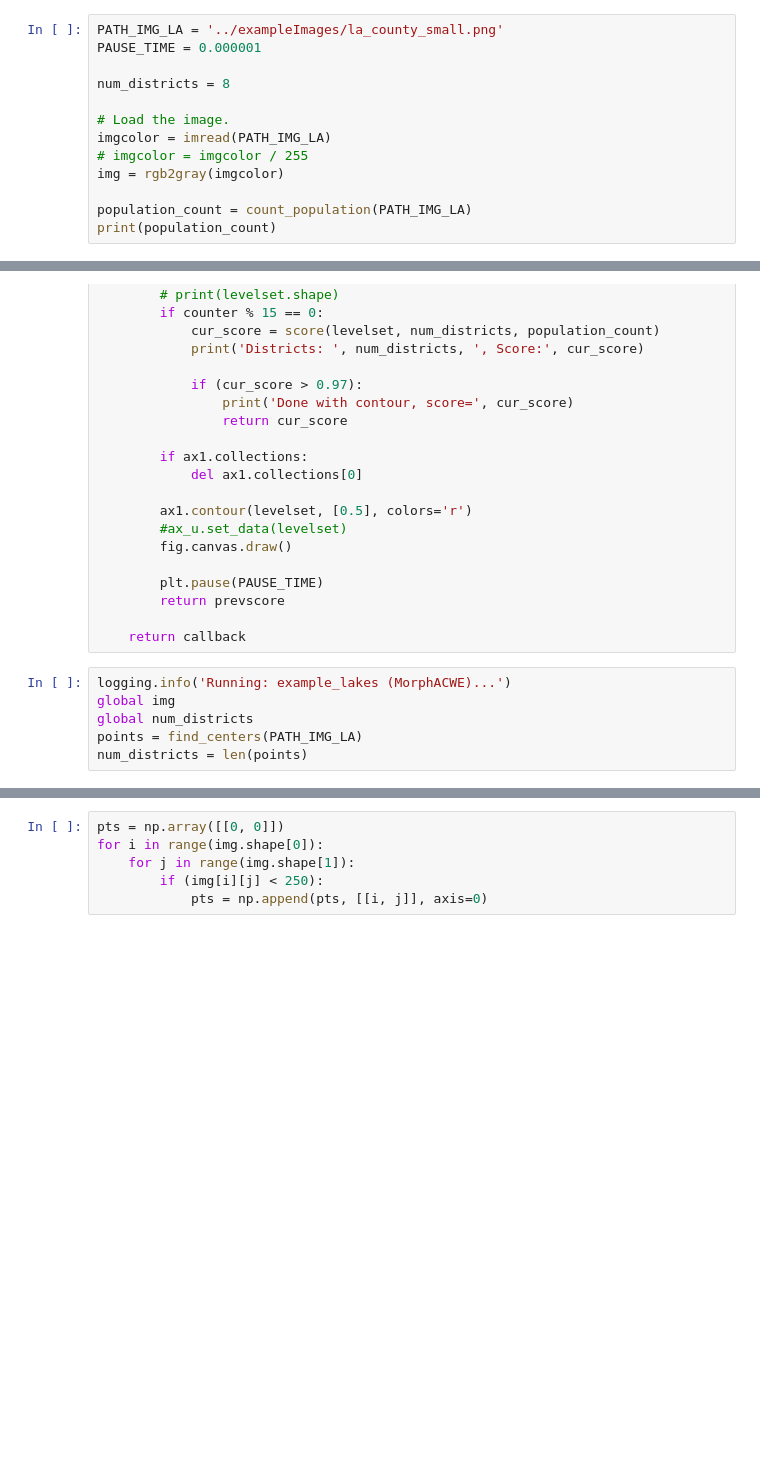
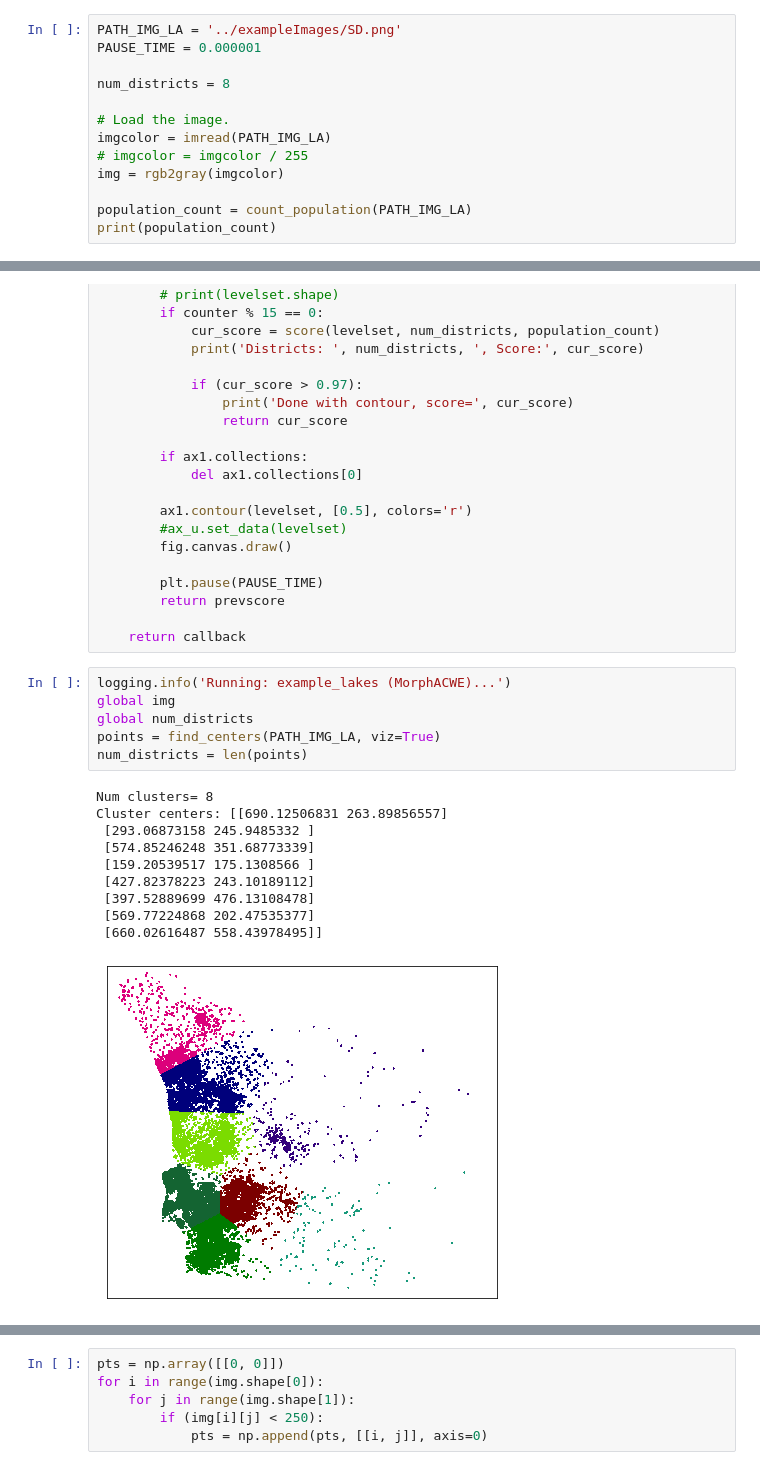
Before and after one commit to Mihirmathur/redistricting, a Jupyter notebook: model/redistricting_script.ipynb, the cells around one changed output, grey strips where cells are left out. Saved outputs shown, nothing was run; the diff lists cells and outputs as text; blank space fills up the shorter version.

```diff
--- a/model/redistricting_script.ipynb
+++ b/model/redistricting_script.ipynb
@@ -17,7 +19,7 @@ def rgb2gray(img):
     """Convert a RGB image to gray scale."""
     return 0.2989 * img[..., 0] + 0.587 * img[..., 1] + 0.114 * img[..., 2]
 # %%
-PATH_IMG_LA = '../exampleImages/la_county_small.png'
+PATH_IMG_LA = '../exampleImages/SD.png'
 PAUSE_TIME = 0.000001
 
 num_districts = 8
@@ -114,9 +116,20 @@ def visual_callback_2d(background, fig=None):
 # %%
 logging.info('Running: example_lakes (MorphACWE)...')
 global img
 global num_districts
-points = find_centers(PATH_IMG_LA)
+points = find_centers(PATH_IMG_LA, viz=True)
 num_districts = len(points)
+# %% [output]
+Num clusters= 8
+Cluster centers: [[690.12506831 263.89856557]
+ [293.06873158 245.9485332 ]
+ [574.85246248 351.68773339]
+ [159.20539517 175.1308566 ]
+ [427.82378223 243.10189112]
+ [397.52889699 476.13108478]
+ [569.77224868 202.47535377]
+ [660.02616487 558.43978495]]
+[figure, added]
 # %%
 all_scores = []
 all_districts = []
```
Also changed, not shown: parts of 4 cells of this notebook, 14 other files.
